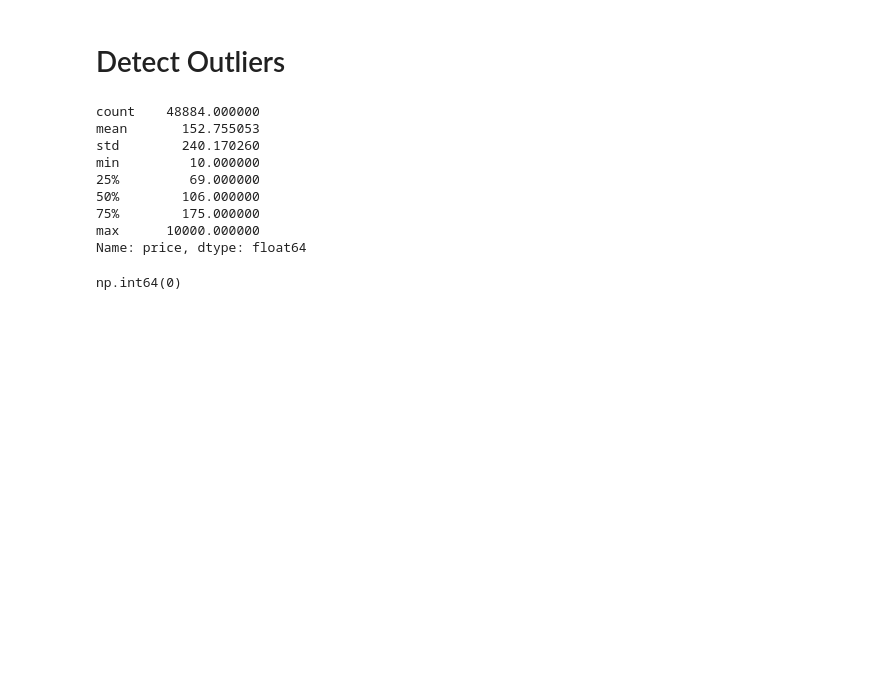
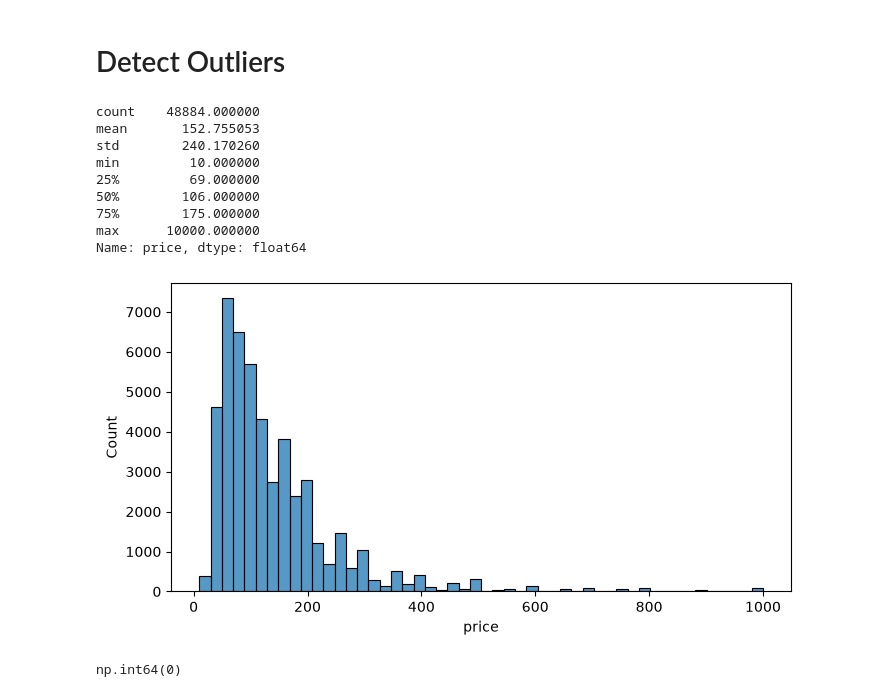
Before and after one commit to Farhat888/OIBSIP, a Jupyter notebook: DataAnalytics-L1-Task3-Cleaning-Data/notebooks/01_initial_data_quality_inspection.ipynb, the cells around one changed output. Saved outputs shown, nothing was run; the diff lists cells and outputs as text; code cells hidden in the pictures; blank space fills up the shorter version.

```diff
--- a/DataAnalytics-L1-Task3-Cleaning-Data/notebooks/01_initial_data_quality_inspection.ipynb
+++ b/DataAnalytics-L1-Task3-Cleaning-Data/notebooks/01_initial_data_quality_inspection.ipynb
@@ -383,6 +383,12 @@ min         10.000000
 75%        175.000000
 max      10000.000000
 Name: price, dtype: float64
+# %%
+plt.figure(figsize=(8,4))
+sns.histplot(df[df['price'] <= 1000]['price'], bins=50)
+plt.show()
+# %% [output]
+[figure, added]
 # %%
 (df['price']<= 0).sum()
 # %% [output]
```
Also changed, not shown: parts of 8 cells of this notebook.
